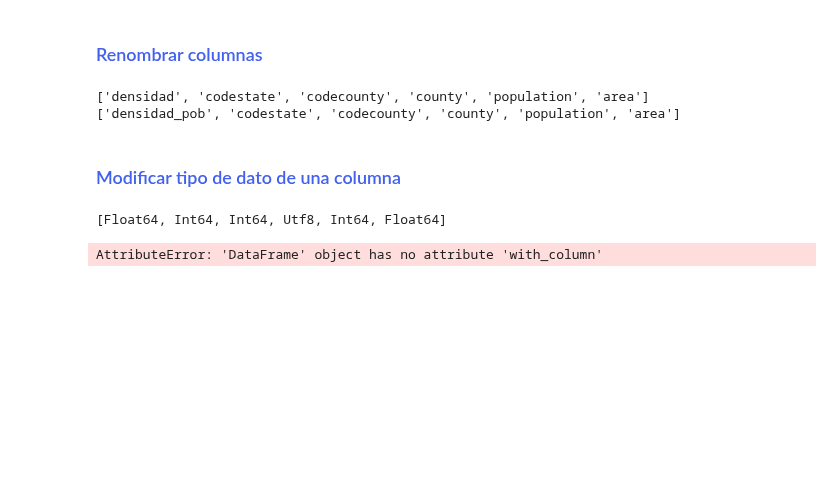
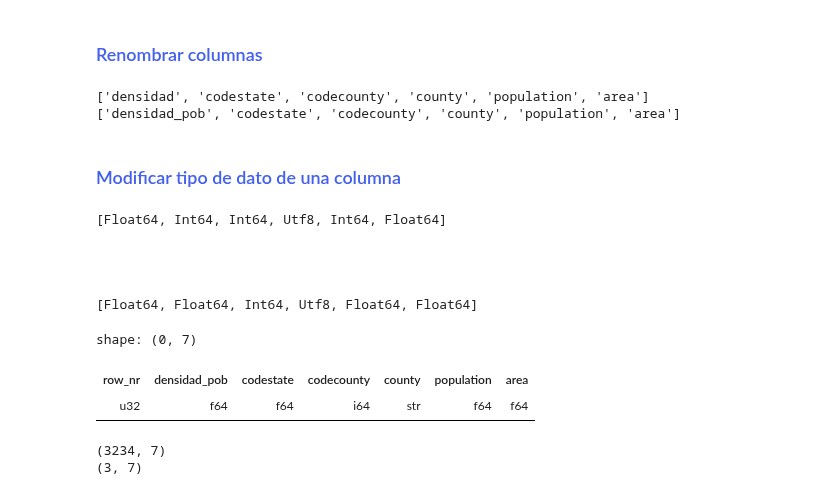
Before and after one commit to AprendizajeProfundo/diplomado-ciencia-de-datos, a Jupyter notebook: Programación-Python/Cuadernos/Taller_Polars.ipynb, the cells around one changed output. Saved outputs shown, nothing was run; the diff lists cells and outputs as text; code cells hidden in the pictures; blank space fills up the shorter version.

```diff
--- a/Programación-Python/Cuadernos/Taller_Polars.ipynb
+++ b/Programación-Python/Cuadernos/Taller_Polars.ipynb
@@ -550,12 +550,35 @@ print(counties.columns)
 ### <span style="color:#4361EE">Modificar tipo de dato de una columna</span>
 # %%
 print(counties.dtypes)
+
 print("\n")
 
-counties = counties.with_column(
-    counties["codestate"].cast(pl.Float).alias("codestate")
-)
+counties = counties.with_columns(counties["codestate"].cast(pl.Float64))
+counties = counties.with_columns(counties["population"].cast(pl.Float64))
+
+print("\n")
+
 print(counties.dtypes)
 # %% [output]
 [Float64, Int64, Int64, Utf8, Int64, Float64]
+
+
+
+
+[Float64, Float64, Int64, Utf8, Float64, Float64]
-AttributeError: 'DataFrame' object has no attribute 'with_column'
+# %%
+counties = counties.with_row_count("row_nr")
+# %%
+counties.filter(pl.col("codecounty") == 70)
+# %% [output]
+shape: (0, 7)
+| row_nr | densidad_pob | codestate | codecounty | county | population | area |
+| u32 | f64 | f64 | i64 | str | f64 | f64 |
+# %%
+print(counties.shape)
+counties = counties.filter(pl.col("row_nr") < 3)
+counties = counties.filter(pl.col("codecounty") != 70)
+print(counties.shape)
+# %% [output]
+(3234, 7)
+(3, 7)
```
